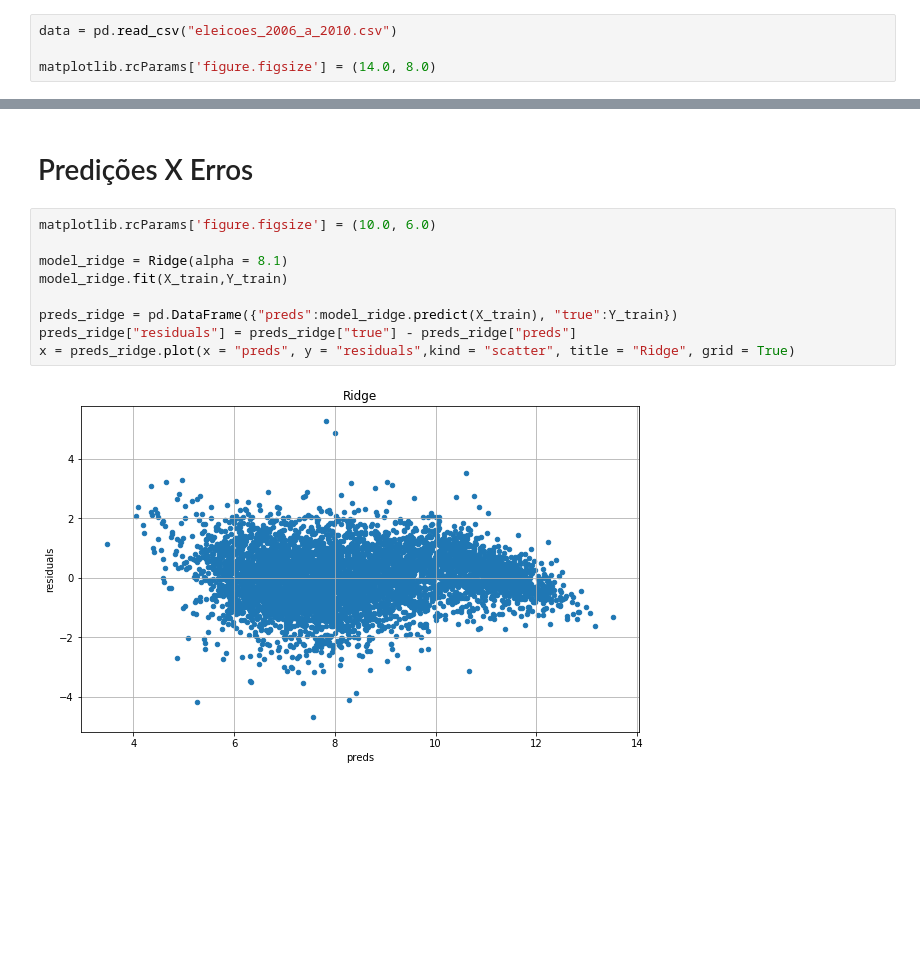
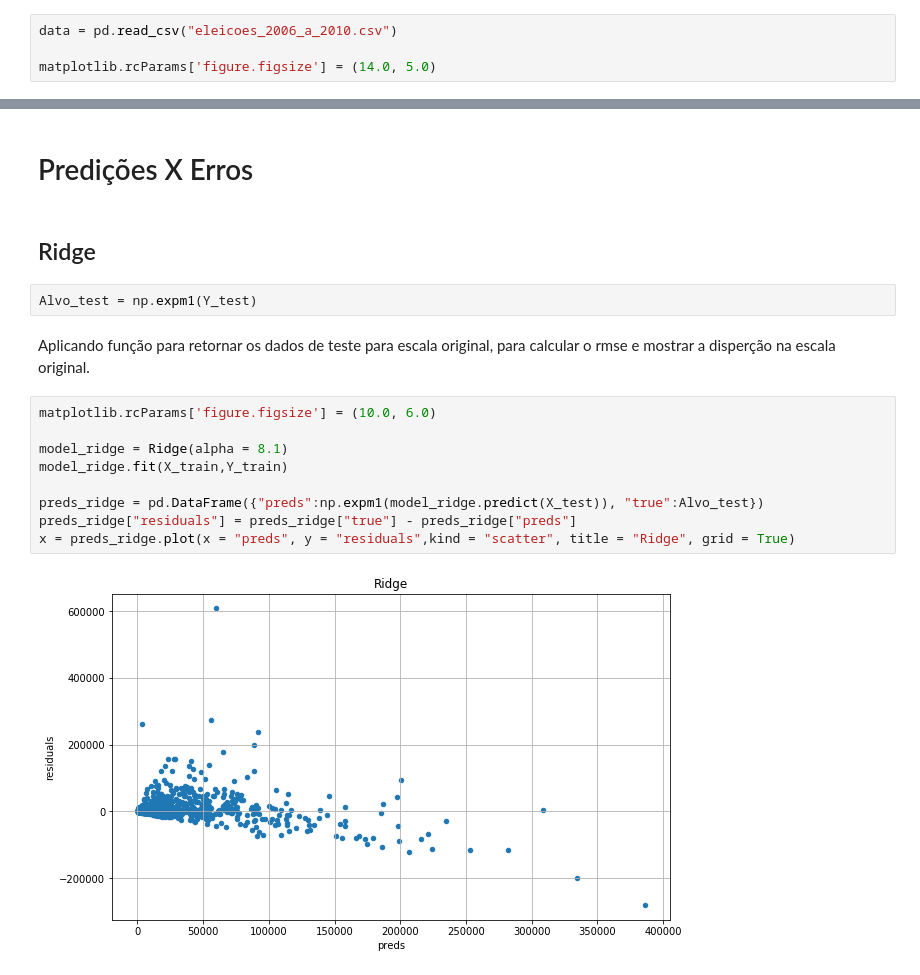
Before and after one commit to RenatoEly/aprendizagemDeMaquina, a Jupyter notebook: Ex3/previsão votação de deputados.ipynb, the cells around one changed output, grey strips where cells are left out. Drawn from its saved outputs; the diff is of its cells as text; blank space fills up the shorter version.

Commit message:
modelos com rmse na escala original

```diff
--- a/Ex3/previsão votação de deputados.ipynb
+++ b/Ex3/previsão votação de deputados.ipynb
@@ -10,7 +10,7 @@ from scipy.stats.stats import pearsonr
 # %%
 data = pd.read_csv("eleicoes_2006_a_2010.csv")
 
-matplotlib.rcParams['figure.figsize'] = (14.0, 8.0)
+matplotlib.rcParams['figure.figsize'] = (14.0, 5.0)
 # %%
 df_votos = pd.DataFrame({"votos":data["votos"], "log(votos + 1)":np.log1p(data["votos"])})
 df_votos.hist(log=True)
@@ -203,14 +197,20 @@ print("O melhor número de estimators (para profundidade=44) é {0}, com rmse =
 O melhor número de estimators (para profundidade=44) é 1300, com rmse = 0.9050169882042493
 # %% [markdown]
 # Predições X Erros
+# %% [markdown]
+## Ridge
+# %%
+Alvo_test = np.expm1(Y_test)
+# %% [markdown]
+Aplicando função para retornar os dados de teste para escala original, para calcular o rmse e mostrar a disperção na escala original.
 # %%
 matplotlib.rcParams['figure.figsize'] = (10.0, 6.0)
 
 model_ridge = Ridge(alpha = 8.1)
 model_ridge.fit(X_train,Y_train)
 
-preds_ridge = pd.DataFrame({"preds":model_ridge.predict(X_train), "true":Y_train})
+preds_ridge = pd.DataFrame({"preds":np.expm1(model_ridge.predict(X_test)), "true":Alvo_test})
 preds_ridge["residuals"] = preds_ridge["true"] - preds_ridge["preds"]
 x = preds_ridge.plot(x = "preds", y = "residuals",kind = "scatter", title = "Ridge", grid = True)
 # %% [output]
-[figure, old version]
+[figure, new version]
```
Also changed, not shown: parts of 21 cells of this notebook.
